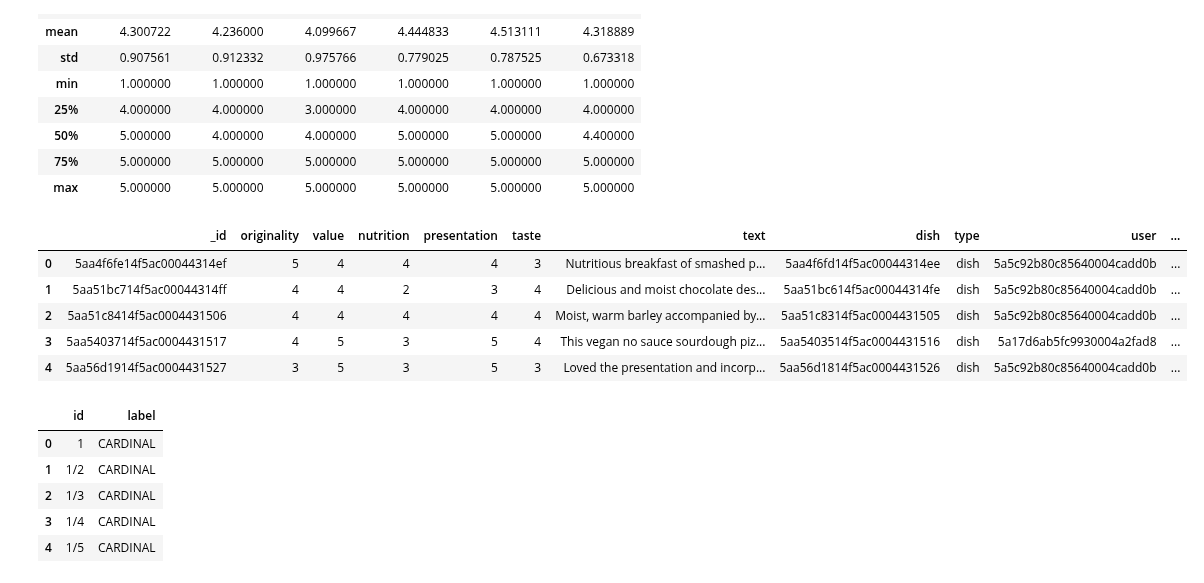
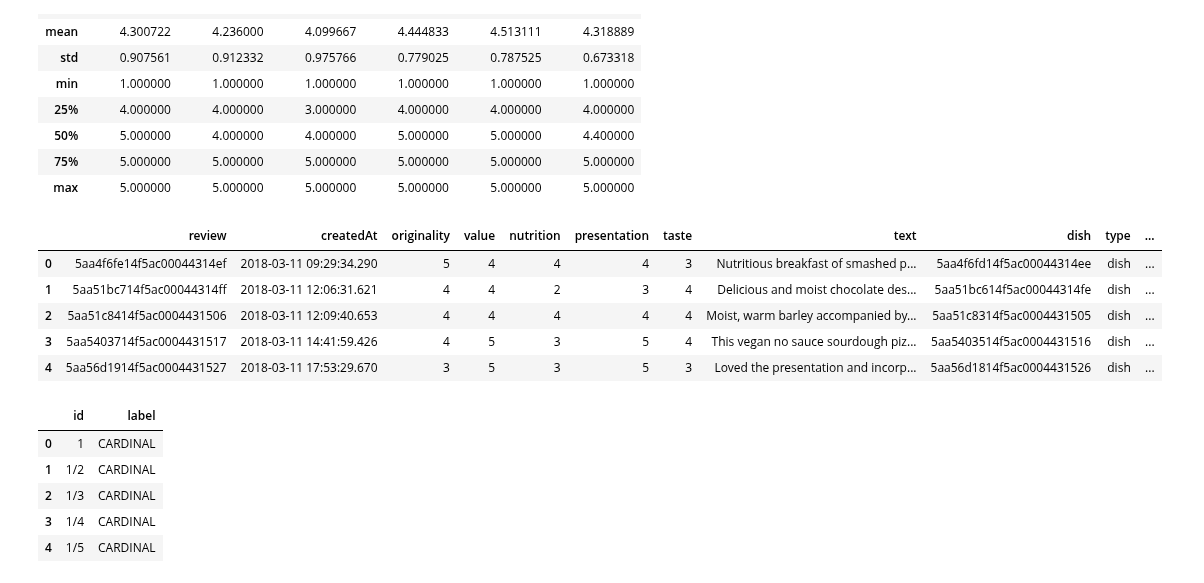
Before and after one commit to ravi-gopalan/DAND_Data_Wrangling, a Jupyter notebook: post_training_processing.ipynb, the cells around one changed output. Drawn from its saved outputs; the diff is of its cells as text; code cells hidden in the pictures.

```diff
--- a/post_training_processing.ipynb
+++ b/post_training_processing.ipynb
@@ -209,7 +211,7 @@ nlp.pipe_names
 # %% [output]
 ['tagger', 'parser', 'entity_ruler', 'ner', 'merge_entities']
 # %%
-reviews = pd.read_csv('reviews_text.csv',usecols=['_id', 'text','overall','originality','value','nutrition','presentation','taste','dish','type','user','restaurant'])
+reviews = pd.read_csv('reviews_text.csv',usecols=['_id', 'createdAt','text','overall','originality','value','nutrition','presentation','taste','dish','type','user','restaurant'])
 reviews.info()
 
 reviews.dropna(inplace=True)
@@ -370,5 +372,5 @@ nlp.to_disk('trained_model_2020_01_18')
 # %%
-nlp = spacy.load('trained_model_2020_01_18')
+nlp = spacy.load('trained_model_2020_01_26')
 # %%
 ent_list_eval = []
 for doc in nlp.pipe(eval_reviews['text']):
@@ -510,3 +520,5 @@ with open('entities_to_be_added_test.txt', 'w') as f:
+# %%
+eval_new_df.columns = ['review', 'createdAt', 'originality', 'value', 'nutrition', 'presentation', 'taste', 'text', 'dish', 'type', 'user', 'restaurant', 'overall', 'entities']
 # %%
 user_id_list = list(eval_new_df['user'].unique())
 u_ids = ['u'+str(item) for item in list(np.linspace(0,len(user_id_list)-1,len(user_id_list),dtype='int'))]
@@ -525,12 +537,20 @@ for id_, d_id in zip(dish_id_list, d_ids):
   dish_map_dict[id_] = d_id
 
 rest_id_list = list(eval_new_df['restaurant'].unique())
-r_ids = ['r'+str(item) for item in list(np.linspace(0,len(rest_id_list)-1,len(rest_id_list),dtype='int'))]
+rest_ids = ['rest'+str(item) for item in list(np.linspace(0,len(rest_id_list)-1,len(rest_id_list),dtype='int'))]
 
 rest_map_dict = {}
 
-for id_, r_id in zip(rest_id_list, r_ids):
-  rest_map_dict[id_] = r_id
+for id_, rest_id in zip(rest_id_list, rest_ids):
+  rest_map_dict[id_] = rest_id
+
+rev_id_list = list(eval_new_df['review'].unique())
+rev_ids = ['rev'+str(item) for item in list(np.linspace(0,len(rev_id_list)-1,len(rev_id_list),dtype='int'))]
+
+rev_map_dict = {}
+
+for id_, rev_id in zip(rev_id_list, rev_ids):
+  rev_map_dict[id_] = rev_id
 # %%
 eval_new_df.describe()
 # %% [output]
@@ -549,13 +569,14 @@ from spacy.tokens import Span
 # %%
 eval_new_df['user_id'] = eval_new_df['user'].map(user_map_dict)
 eval_new_df['dish_id'] = eval_new_df['dish'].map(dish_map_dict)
 eval_new_df['rest_id'] = eval_new_df['restaurant'].map(rest_map_dict)
+eval_new_df['rev_id'] = eval_new_df['review'].map(rev_map_dict)
 eval_new_df.head()
 # %% [output]
-|  | _id | originality | value | nutrition | presentation | taste | text | dish | type | user | ... |
-| 0 | 5aa4f6fe14f5ac00044314ef | 5 | 4 | 4 | 4 | 3 | Nutritious breakfast of smashed p... | 5aa4f6fd14f5ac00044314ee | dish | 5a5c92b80c85640004cadd0b | ... |
-| 1 | 5aa51bc714f5ac00044314ff | 4 | 4 | 2 | 3 | 4 | Delicious and moist chocolate des... | 5aa51bc614f5ac00044314fe | dish | 5a5c92b80c85640004cadd0b | ... |
-| 2 | 5aa51c8414f5ac0004431506 | 4 | 4 | 4 | 4 | 4 | Moist, warm barley accompanied by... | 5aa51c8314f5ac0004431505 | dish | 5a5c92b80c85640004cadd0b | ... |
-| 3 | 5aa5403714f5ac0004431517 | 4 | 5 | 3 | 5 | 4 | This vegan no sauce sourdough piz... | 5aa5403514f5ac0004431516 | dish | 5a17d6ab5fc9930004a2fad8 | ... |
-| 4 | 5aa56d1914f5ac0004431527 | 3 | 5 | 3 | 5 | 3 | Loved the presentation and incorp... | 5aa56d1814f5ac0004431526 | dish | 5a5c92b80c85640004cadd0b | ... |
+|  | review | createdAt | originality | value | nutrition | presentation | taste | text | dish | type | ... |
+| 0 | 5aa4f6fe14f5ac00044314ef | 2018-03-11 09:29:34.290 | 5 | 4 | 4 | 4 | 3 | Nutritious breakfast of smashed p... | 5aa4f6fd14f5ac00044314ee | dish | ... |
+| 1 | 5aa51bc714f5ac00044314ff | 2018-03-11 12:06:31.621 | 4 | 4 | 2 | 3 | 4 | Delicious and moist chocolate des... | 5aa51bc614f5ac00044314fe | dish | ... |
+| 2 | 5aa51c8414f5ac0004431506 | 2018-03-11 12:09:40.653 | 4 | 4 | 4 | 4 | 4 | Moist, warm barley accompanied by... | 5aa51c8314f5ac0004431505 | dish | ... |
+| 3 | 5aa5403714f5ac0004431517 | 2018-03-11 14:41:59.426 | 4 | 5 | 3 | 5 | 4 | This vegan no sauce sourdough piz... | 5aa5403514f5ac0004431516 | dish | ... |
+| 4 | 5aa56d1914f5ac0004431527 | 2018-03-11 17:53:29.670 | 3 | 5 | 3 | 5 | 3 | Loved the presentation and incorp... | 5aa56d1814f5ac0004431526 | dish | ... |
 # %%
```
Also changed, not shown: parts of 27 cells of this notebook.
